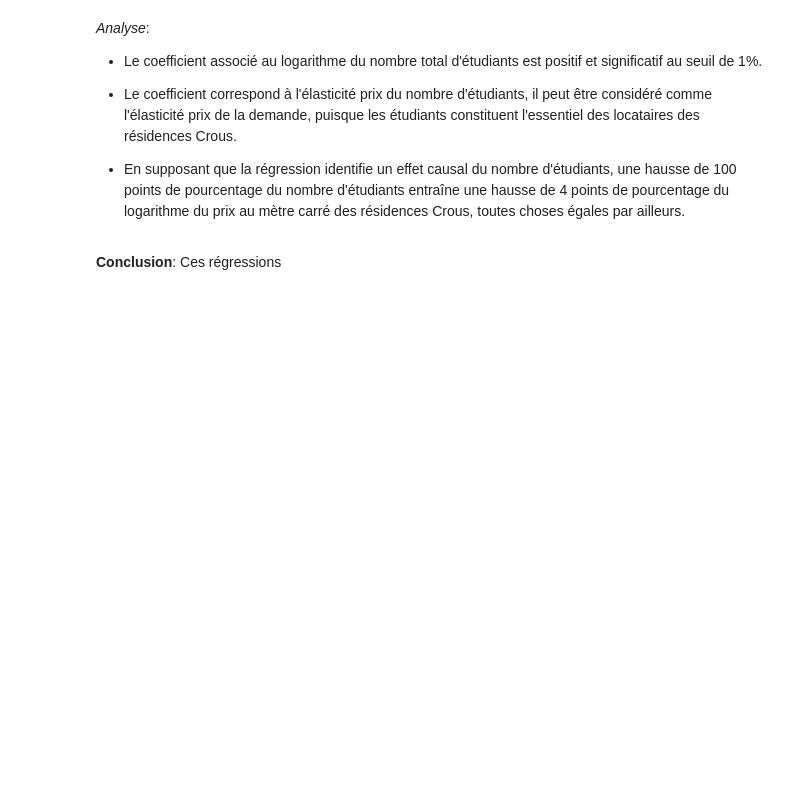
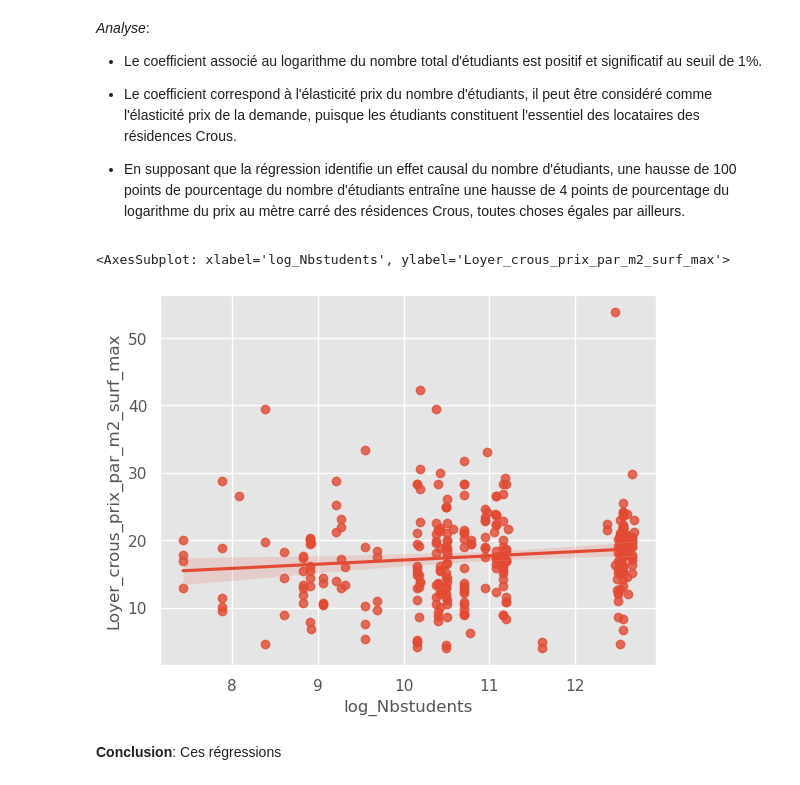
Before and after one commit to Simgnt/La-loi-du-Crous, a Jupyter notebook: Projet_final_Part1_fini + graphes.ipynb, the cells around one changed output. Cells and saved outputs as stored; diff of their text form; code cells hidden in the pictures; blank space fills up the shorter version.

```diff
--- a/Projet_final_Part1_fini + graphes.ipynb
+++ b/Projet_final_Part1_fini + graphes.ipynb
@@ -680,9 +960,12 @@ _Analyse_:
 - En supposant que la régression identifie un effet causal du nombre d'étudiants, une hausse de 100 points de pourcentage du nombre d'étudiants entraîne une hausse de 4 points de pourcentage du logarithme du prix au mètre carré des résidences Crous, toutes choses égales par ailleurs.
 # %%
 df2['log_Nbstudents'] = np.log(df_students['Nbstudents'])
-df2['log_Loyer_prive_m2'] = np.log(df_students['Loyer_prive_m2'])
+df2['log_Loyer_crous_prix_par_m2_surf_max'] = np.log(df_students['Loyer_crous_prix_par_m2_surf_max'])
 # %%
-sns.regplot(x='log_Nbstudents', y='prix_par_m2_surf_max', data=df2)
+sns.regplot(x='log_Nbstudents', y='Loyer_crous_prix_par_m2_surf_max', data=df2)
+# %% [output]
+<AxesSubplot: xlabel='log_Nbstudents', ylabel='Loyer_crous_prix_par_m2_surf_max'>
+[figure, added]
 # %% [markdown]
 __Conclusion__:
 Ces régressions
```
Also changed, not shown: parts of 31 cells of this notebook.
